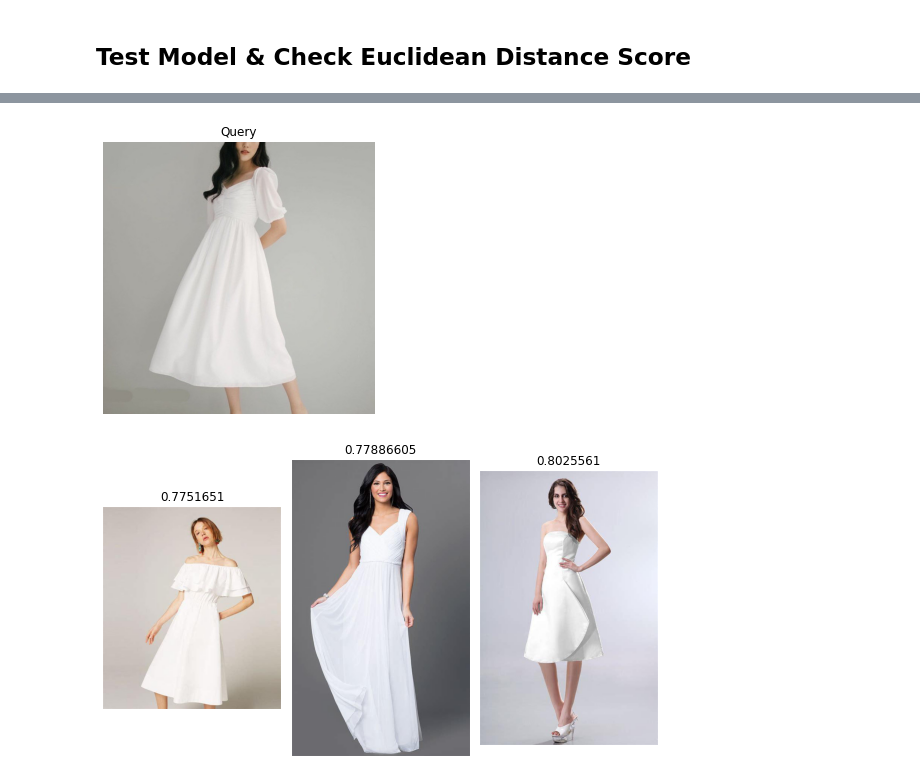
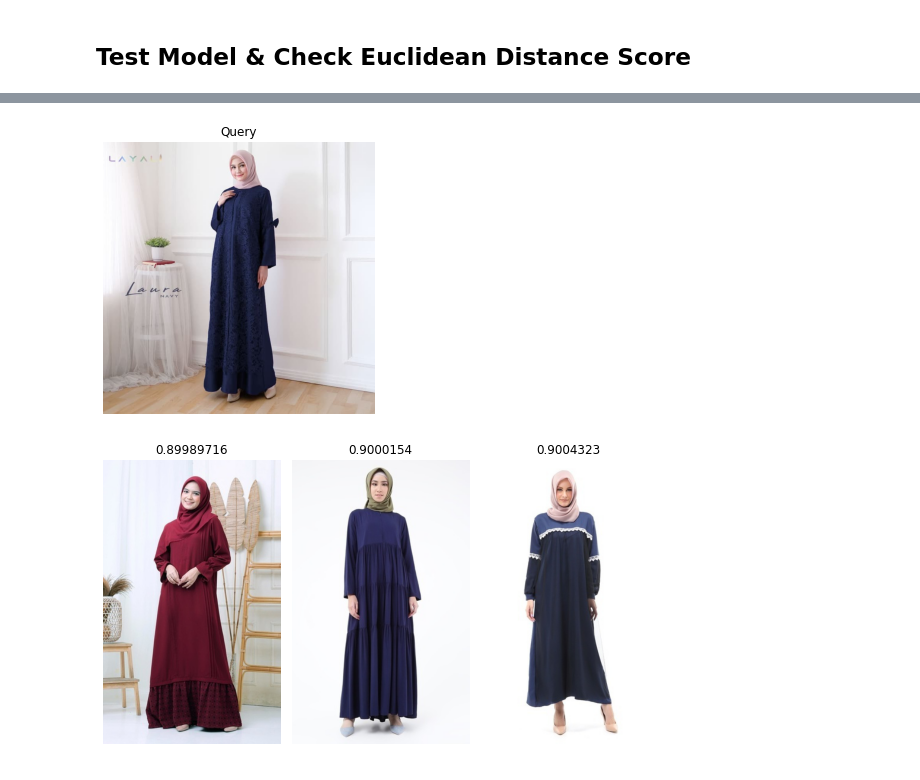
Before and after one commit to devanisdwi/temu-kembali-citra, a Jupyter notebook: CBIR_Apparel_Devanis_Dwi_Sutrisno.ipynb, the cells around one changed output, grey strips where cells are left out. Drawn from its saved outputs; the diff is of its cells as text; code cells hidden in the pictures.

```diff
--- a/CBIR_Apparel_Devanis_Dwi_Sutrisno.ipynb
+++ b/CBIR_Apparel_Devanis_Dwi_Sutrisno.ipynb
@@ -49,5 +50,5 @@ features = []
 img_paths = []
 for feature_path in Path("/content/drive/MyDrive/Classroom/TKC/feature").glob("*.npy"):
     features.append(np.load(feature_path))
-    img_paths.append(Path("/content/drive/MyDrive/Classroom/TKC/apparel_dataset") / (feature_path.stem + ".jpg"))
+    img_paths.append(Path("/content/drive/MyDrive/Classroom/TKC/busana_muslim") / (feature_path.stem + ".jpg"))
 features = np.array(features)
@@ -83,7 +80,7 @@ for img_path in sorted(Path("/content/drive/MyDrive/Classroom/TKC/apparel_datase
 ## Test Model & Check Euclidean Distance Score
 # %%
 # Insert the image query
-img = Image.open("/content/drive/MyDrive/Classroom/TKC/query/black_dress_test.jpg")
+img = Image.open("/content/drive/MyDrive/Classroom/TKC/query/test_blus_merah.jpg")
 
 # Extract its features
 query = fe.extract(img)
@@ -122,6 +119,6 @@ plt.show()
 # %%
 # Insert the image query
-img = Image.open("/content/drive/MyDrive/Classroom/TKC/query/red_shoes_test.jpg")
+img = Image.open("/content/drive/MyDrive/Classroom/TKC/query/test_blus_navy.jpg")
 
 # Extract its features
 query = fe.extract(img)
@@ -130,7 +127,7 @@ query = fe.extract(img)
 dists = np.linalg.norm(features - query, axis=1)
 
 # Extract 30 images that have lowest distance
-ids = np.argsort(dists)[:3]
+ids = np.argsort(dists)[3:]
 scores = [(dists[id], img_paths[id]) for id in ids]
 
 # Visualize the query
@@ -160,6 +157,6 @@ plt.show()
 # %%
 # Insert the image query
-img = Image.open("/content/drive/MyDrive/Classroom/TKC/query/black_dress_anime.jpg")
+img = Image.open("/content/drive/MyDrive/Classroom/TKC/query/test_gamis_merah.jpg")
 
 # Extract its features
 query = fe.extract(img)
@@ -198,38 +195,38 @@ plt.show()
 # %%
 # Insert the image query
-img = Image.open("/content/drive/MyDrive/Classroom/TKC/query/white_dress_test.jpg")
+img = Image.open("/content/drive/MyDrive/Classroom/TKC/query/test_gamis_biru.jpg")
 
 # Extract its features
 query = fe.extract(img)
 
 # Calculate the similarity (distance) between images
 dists = np.linalg.norm(features - query, axis=1)
 
 # Extract 30 images that have lowest distance
 ids = np.argsort(dists)[:3]
 scores = [(dists[id], img_paths[id]) for id in ids]
 
 # Visualize the query
 fig = plt.figure(figsize=(5,5))
 plt.axis('off')
 plt.title('Query')
 plt.imshow(img)
 plt.show()
 
 # Visualize the result
 axes=[]
 fig=plt.figure(figsize=(8,8))
 
 for a in range(1*3):
     score = scores[a]
     axes.append(fig.add_subplot(1, 3, a+1))
     subplot_title=str(score[0])
     axes[-1].set_title(subplot_title)
     plt.axis('off')
     plt.imshow(Image.open(score[1]))
 
 fig.tight_layout()
 plt.show()
 # %% [output]
-[figure, old version]
+[figure, new version]
-[figure, old version]
+[figure, new version]
```
Also changed, not shown: parts of 8 cells of this notebook.
